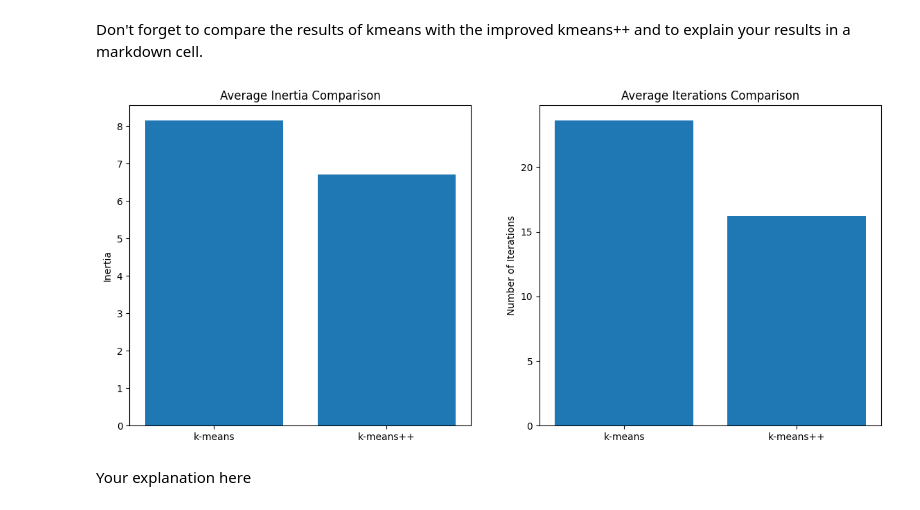
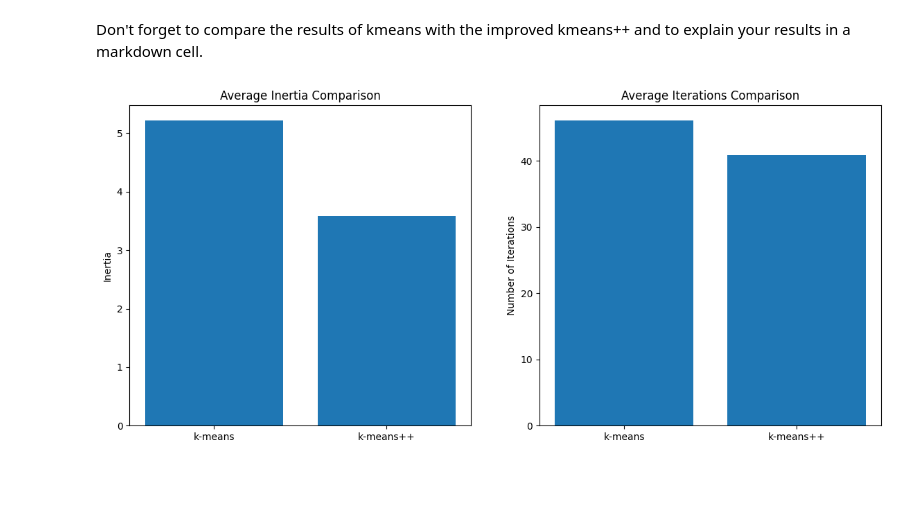
Before and after one commit to ZivPicciotto/hw6, a Jupyter notebook: hw6.ipynb, the cells around one changed output. Drawn from its saved outputs; the diff is of its cells as text; code cells hidden in the pictures; blank space fills up the shorter version.

```diff
--- a/hw6.ipynb
+++ b/hw6.ipynb
@@ -211,39 +211,38 @@ k_means_pp_inertia = []
 k_means_itterations = []
 k_means_pp_itterations = []
 
-num_tests = 5
-for _ in range(num_tests):
-    centroids, classes, itterations = kmeans_with_itteration_count(image, k=4, p=1, max_iter=100)
-    k_means_inertia.append(np.sum(np.min(lp_distance(image, centroids, p=2) ** 2, axis=1)))
+num_tests = 10
+p = 2
+for i in range(num_tests):
+    centroids, classes, itterations = kmeans_with_itteration_count(image, k=4, p=p, max_iter=100, rand=i)
+    k_means_inertia.append(np.sum(np.min(lp_distance(image, centroids, p=p) ** 2, axis=1)))
     k_means_itterations.append(itterations)
 
-    centroids, classes, itterations = kmeans_pp_with_itteration_count(image, k=4, p=1, max_iter=100)
-    k_means_pp_inertia.append(np.sum(np.min(lp_distance(image, centroids, p=2) ** 2, axis=1)))
+    centroids, classes, itterations = kmeans_pp_with_itteration_count(image, k=4, p=p, max_iter=100, rand = i)
+    k_means_pp_inertia.append(np.sum(np.min(lp_distance(image, centroids, p=p) ** 2, axis=1)))
     k_means_pp_itterations.append(itterations)
 
 
 # Calculate average and standard deviation for inertia and iterations
 avg_k_means_inertia = np.mean(k_means_inertia)
 avg_k_means_pp_inertia = np.mean(k_means_pp_inertia)
 
 avg_k_means_iterations = np.mean(k_means_itterations)
 avg_k_means_pp_iterations = np.mean(k_means_pp_itterations)
 
 # Plotting
 fig, ax = plt.subplots(1, 2, figsize=(14, 6))
 
 # Bar plot for inertia
 ax[0].bar(['k-means', 'k-means++'], [avg_k_means_inertia, avg_k_means_pp_inertia], capsize=10)
 ax[0].set_title('Average Inertia Comparison')
 ax[0].set_ylabel('Inertia')
 
 # Bar plot for iterations
 ax[1].bar(['k-means', 'k-means++'], [avg_k_means_iterations, avg_k_means_pp_iterations], capsize=10)
 ax[1].set_title('Average Iterations Comparison')
 ax[1].set_ylabel('Number of Iterations')
 
 plt.show()
 # %% [output]
-[figure, old version]
+[figure, new version]
-# %% [markdown]
-Your explanation here
```
Also changed, not shown: parts of 5 cells of this notebook, 1 other file.
